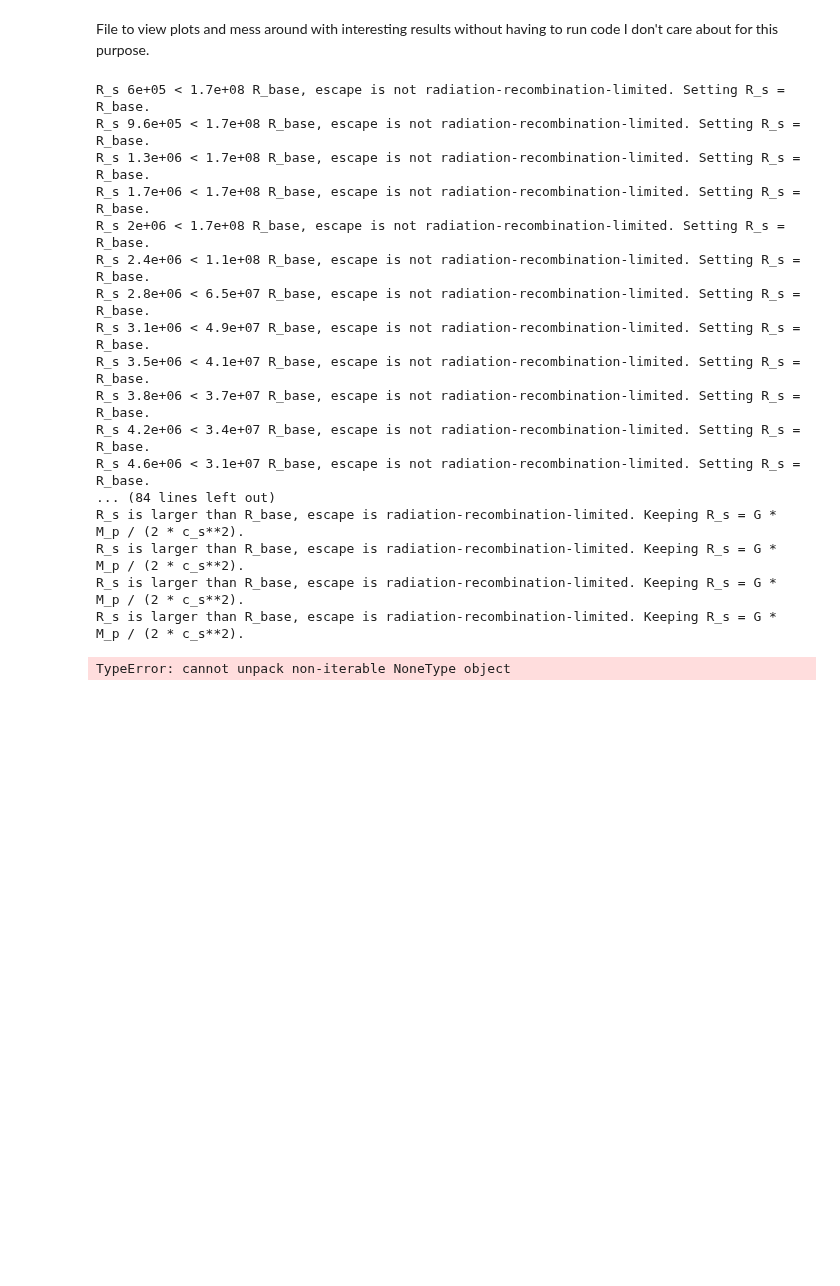
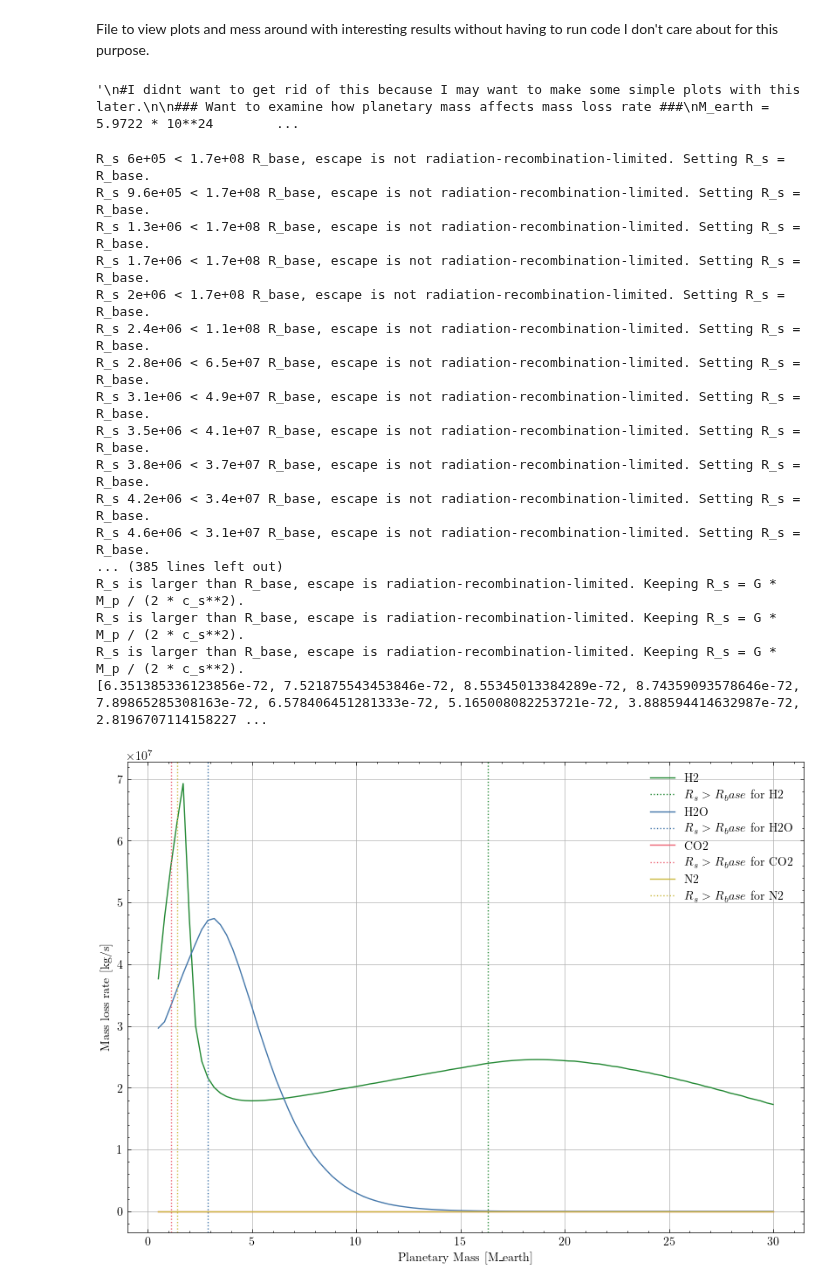
Before and after one commit to FormingWorlds/BScProjectAtmosphericEscape, a Jupyter notebook: plots/results_safari.ipynb, the cells around one changed output. Drawn from its saved outputs; the diff is of its cells as text; code cells hidden in the pictures; blank space fills up the shorter version.

```diff
--- a/plots/results_safari.ipynb
+++ b/plots/results_safari.ipynb
@@ -20,5 +20,6 @@ from bulk_param_examination import make_simple_atmosphere, sweep_masses
 import matplotlib.pyplot as plt
 # %%
+'''
 #I didnt want to get rid of this because I may want to make some simple plots with this later.
 
 ### Want to examine how planetary mass affects mass loss rate ###
@@ -98,9 +99,20 @@ for i, atm in enumerate(atmospheres_H2_varied_F_xuv):
         regime_break_radius_H2_varied_radius = i
 
 plot_xuv_flux_over_M_dot(F_xuv_array, mass_loss_rates_H2_varied_F_xuv, regime_break_index=regime_break_radius_H2_varied_F_xuv, compare=True)
+'''
+# %% [output]
+'\n#I didnt want to get rid of this because I may want to make some simple plots with this later.\n\n### Want to examine how planetary mass affects mass loss rate ###\nM_earth = 5.9722 * 10**24        ...
 # %%
 #I want to plot and compare how planets of different compositions
-
+def sweep_masses(atmospheres_varied_mass):
+    mass_loss_rates_varied_mass = []
+    regime_break_mass_varied_mass = None
+    for i, atm in enumerate(atmospheres_varied_mass):
+        diagnostics = get_rr_escape_diagnostics(atm)
+        mass_loss_rates_varied_mass.append(diagnostics["escape_rate [kg/s]"])
+        if diagnostics["R_s [m]"] > atm.R_base and regime_break_mass_varied_mass is None:
+            regime_break_mass_varied_mass = i
+    return mass_loss_rates_varied_mass, regime_break_mass_varied_mass
 ### Want to examine how planetary mass affects mass loss rate ###
 M_earth = 5.9722 * 10**24               #[kg]        mass of the earth
 Mass_array = np.linspace(0.5, 30, 100, endpoint=True) * M_earth #[kg] array of planetary masses from 0.5 to 30 times the mass of the earth
@@ -169,50 +181,50 @@ atmospheres_to_sweep = {
         }
 
 atmospheres_swept = {}
-regime_breaks = {} # Store these separately if you want to mark them on the plot
 
 for species in atmospheres_to_sweep.keys():
     # Unpack the two values returned by the fixed function
     rates, r_break = sweep_masses(atmospheres_to_sweep[species])
-
-    # Store just the list of rates in your plotting dictionary
-    atmospheres_swept[species] = rates
-    regime_breaks[species] = r_break
+    atmospheres_swept[species] = (rates, r_break)
 
 # Now your plotting code will work:
 # ax.plot(masses, atmospheres_swept[keys[0]], ...)
-print(atmospheres_swept)
+keys = list(atmospheres_swept.keys())
 
-keys = atmospheres_swept.keys()
+print(atmospheres_swept[keys[2]][0])
 
-fig, ax = plt.subplots(1, 1)
+fig, ax = plt.subplots(1, 1, figsize=(10, 7))
 fig.suptitle=('Mass loss rate for different masses')
 masses = Mass_array / M_earth
-ax.plot(masses, atmospheres_swept[keys[0]], label=keys[0], color='#228833')
-ax.plot(masses, atmospheres_swept[keys[1]], label=keys[1], color='#4477AA')
-ax.plot(masses, atmospheres_swept[keys[2]], label=keys[2], color='#EE6677')
-ax.plot(masses, atmospheres_swept[keys[3]], label=keys[3], color='#CCBB44')
+ax.plot(masses, atmospheres_swept[keys[0]][0], label=keys[0], color='#228833')
+ax.axvline(masses[atmospheres_swept[keys[0]][1]], label=f'$R_s > R_{{base}}$ for {keys[0]}', color='#228833', linestyle='dotted')
+ax.plot(masses, atmospheres_swept[keys[1]][0], label=keys[1], color='#4477AA')
+ax.axvline(masses[atmospheres_swept[keys[1]][1]], label=f'$R_s > R_{{base}}$ for {keys[1]}', color='#4477AA', linestyle='dotted')
+ax.plot(masses, atmospheres_swept[keys[2]][0], label=keys[2], color='#EE6677')
+ax.axvline(masses[atmospheres_swept[keys[2]][1]], label=f'$R_s > R_{{base}}$ for {keys[2]}',  color='#EE6677', linestyle='dotted')
+ax.plot(masses, atmospheres_swept[keys[3]][0], label=keys[3], color='#CCBB44')
+ax.axvline(masses[atmospheres_swept[keys[3]][1]], label=f'$R_s > R_{{base}}$ for {keys[3]}', color='#CCBB44', linestyle='dotted')
 ax.legend()
 ax.grid(True)
 ax.set_xlabel('Planetary Mass [M_earth]')
 ax.set_ylabel('Mass loss rate [kg/s]')
-fig.show()
+plt.show()
 # %% [output]
 R_s 6e+05 < 1.7e+08 R_base, escape is not radiation-recombination-limited. Setting R_s = R_base.
 R_s 9.6e+05 < 1.7e+08 R_base, escape is not radiation-recombination-limited. Setting R_s = R_base.
 R_s 1.3e+06 < 1.7e+08 R_base, escape is not radiation-recombination-limited. Setting R_s = R_base.
 R_s 1.7e+06 < 1.7e+08 R_base, escape is not radiation-recombination-limited. Setting R_s = R_base.
 R_s 2e+06 < 1.7e+08 R_base, escape is not radiation-recombination-limited. Setting R_s = R_base.
 R_s 2.4e+06 < 1.1e+08 R_base, escape is not radiation-recombination-limited. Setting R_s = R_base.
 R_s 2.8e+06 < 6.5e+07 R_base, escape is not radiation-recombination-limited. Setting R_s = R_base.
 R_s 3.1e+06 < 4.9e+07 R_base, escape is not radiation-recombination-limited. Setting R_s = R_base.
 R_s 3.5e+06 < 4.1e+07 R_base, escape is not radiation-recombination-limited. Setting R_s = R_base.
 R_s 3.8e+06 < 3.7e+07 R_base, escape is not radiation-recombination-limited. Setting R_s = R_base.
 R_s 4.2e+06 < 3.4e+07 R_base, escape is not radiation-recombination-limited. Setting R_s = R_base.
 R_s 4.6e+06 < 3.1e+07 R_base, escape is not radiation-recombination-limited. Setting R_s = R_base.
-... (84 lines left out)
+... (385 lines left out)
 R_s is larger than R_base, escape is radiation-recombination-limited. Keeping R_s = G * M_p / (2 * c_s**2).
 R_s is larger than R_base, escape is radiation-recombination-limited. Keeping R_s = G * M_p / (2 * c_s**2).
 R_s is larger than R_base, escape is radiation-recombination-limited. Keeping R_s = G * M_p / (2 * c_s**2).
-R_s is larger than R_base, escape is radiation-recombination-limited. Keeping R_s = G * M_p / (2 * c_s**2).
+[6.351385336123856e-72, 7.521875543453846e-72, 8.55345013384289e-72, 8.74359093578646e-72, 7.89865285308163e-72, 6.578406451281333e-72, 5.165008082253721e-72, 3.888594414632987e-72, 2.8196707114158227 ...
-TypeError: cannot unpack non-iterable NoneType object
+[figure, added]
```
Also changed, not shown: parts of 2 cells of this notebook, 6 other files.
